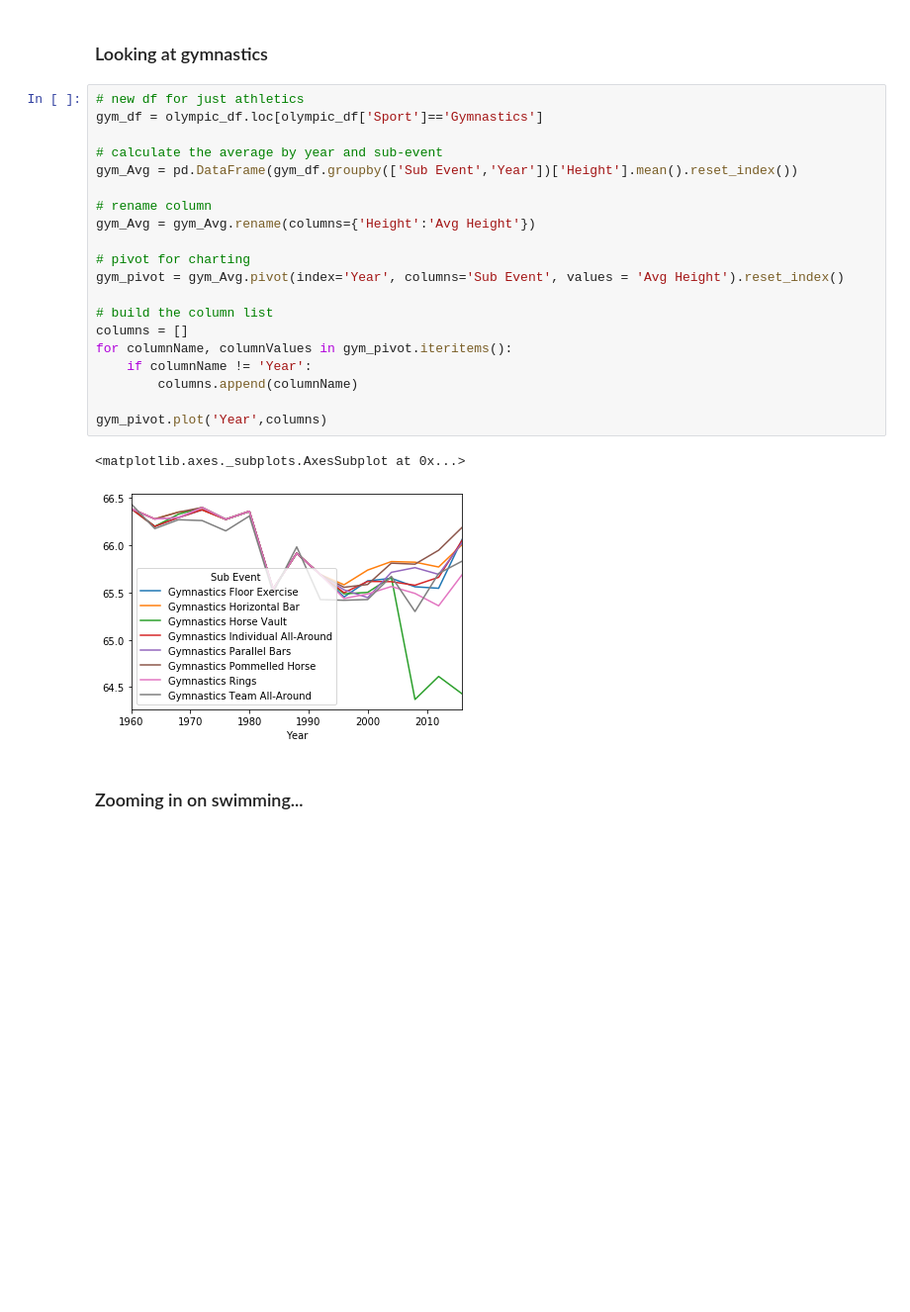
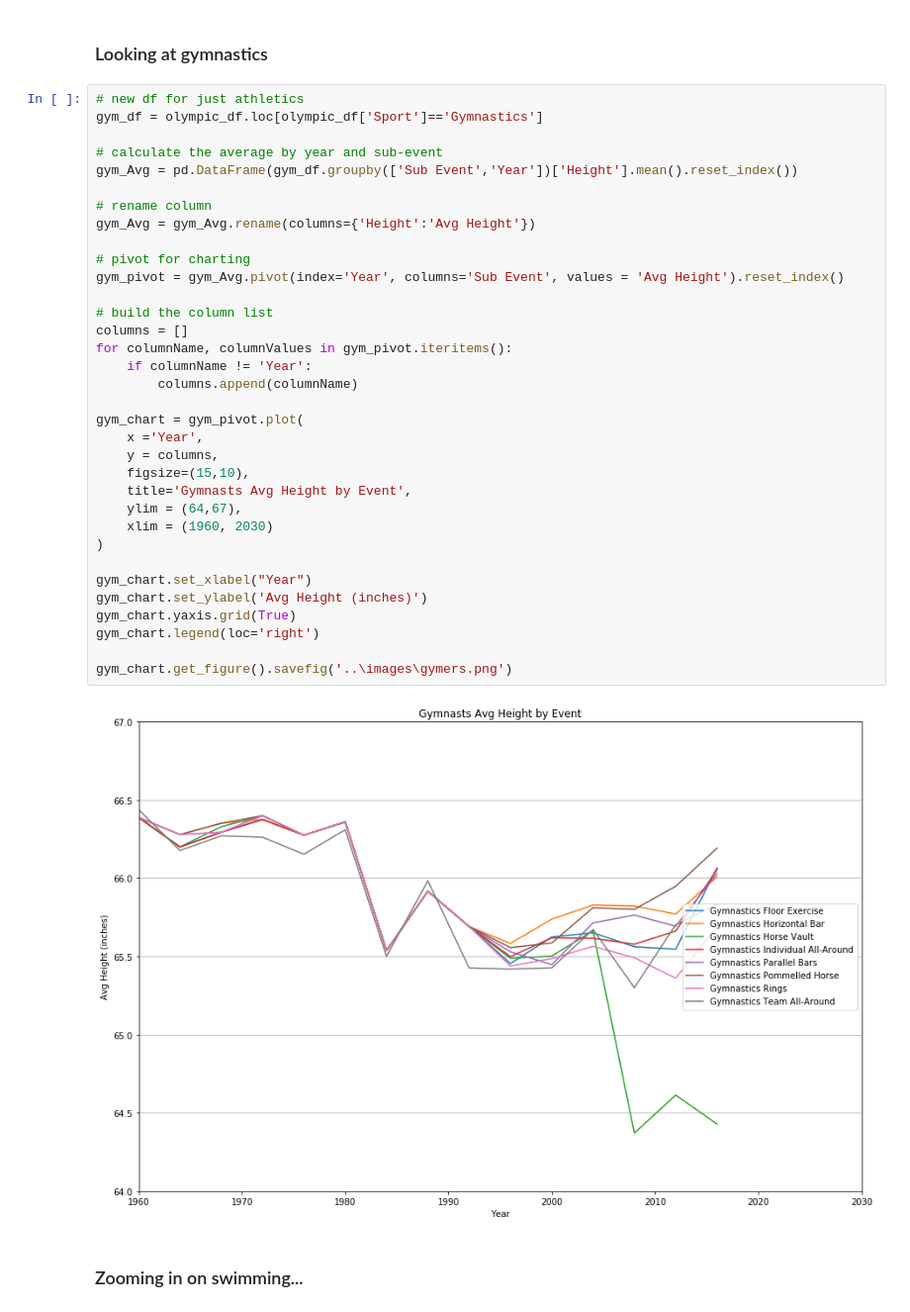
Before and after one commit to dowripple/ProjectOneRepo_JeremyKasieMichael, a Jupyter notebook: notebooks/OlympicHeights_Analysis.ipynb, the cells around one changed output. Shown at 99% size. Saved outputs shown, nothing was run; the diff lists cells and outputs as text; blank space fills up the shorter version.

```diff
--- a/notebooks/OlympicHeights_Analysis.ipynb
+++ b/notebooks/OlympicHeights_Analysis.ipynb
@@ -140,26 +183,39 @@ athletics_pivot.plot('Year',columns)
 # %%
 # new df for just athletics
 gym_df = olympic_df.loc[olympic_df['Sport']=='Gymnastics']
 
 # calculate the average by year and sub-event
 gym_Avg = pd.DataFrame(gym_df.groupby(['Sub Event','Year'])['Height'].mean().reset_index())
 
 # rename column
 gym_Avg = gym_Avg.rename(columns={'Height':'Avg Height'})
 
 # pivot for charting
 gym_pivot = gym_Avg.pivot(index='Year', columns='Sub Event', values = 'Avg Height').reset_index()
 
 # build the column list
 columns = []
 for columnName, columnValues in gym_pivot.iteritems():
     if columnName != 'Year':
         columns.append(columnName)
 
-gym_pivot.plot('Year',columns)
+gym_chart = gym_pivot.plot(
+    x ='Year',
+    y = columns,
+    figsize=(15,10),
+    title='Gymnasts Avg Height by Event',
+    ylim = (64,67),
+    xlim = (1960, 2030)
+)
+
+gym_chart.set_xlabel("Year")
+gym_chart.set_ylabel('Avg Height (inches)')
+gym_chart.yaxis.grid(True)
+gym_chart.legend(loc='right')
+
+gym_chart.get_figure().savefig('..\images\gymers.png')
 # %% [output]
-<matplotlib.axes._subplots.AxesSubplot at 0x...>
-[figure, old version]
+[figure, new version]
 # %% [markdown]
 ### Zooming in on swimming...
 # %%
```
Also changed, not shown: parts of 5 cells of this notebook, 7 other files.
